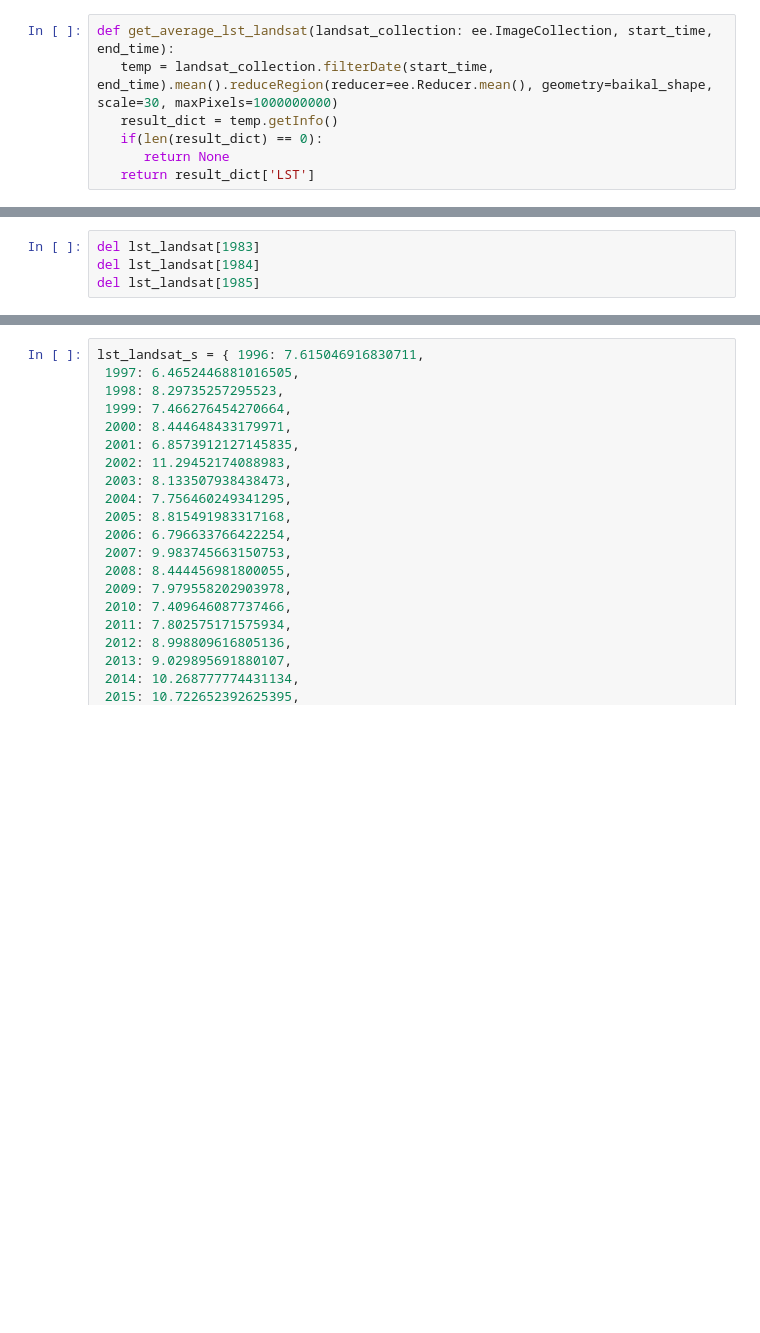
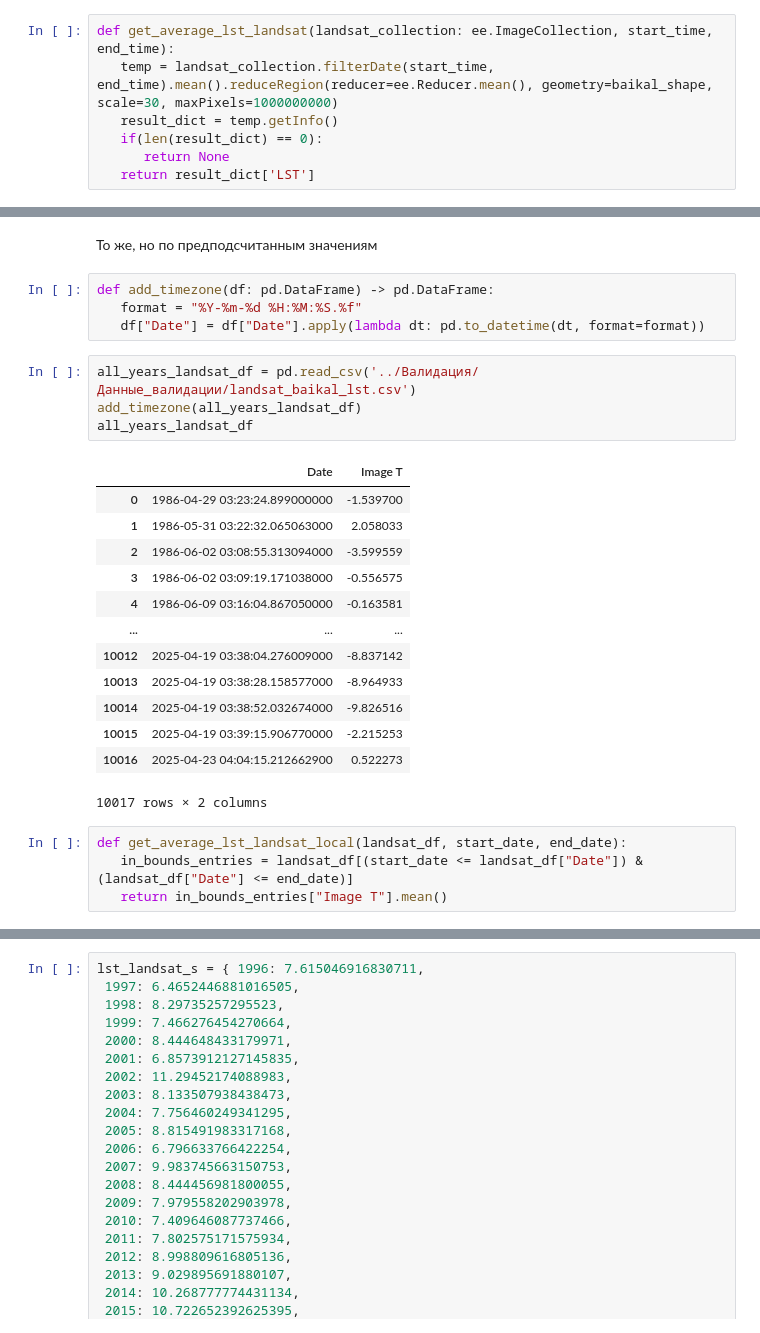
Before and after one commit to tobaffoon/baikal_vkr, a Jupyter notebook: Тренды/calculate_global_trend.ipynb, the cells around one changed output, grey strips where cells are left out. Drawn from its saved outputs; the diff is of its cells as text; blank space fills up the shorter version.

Commit message:
Attempt incorrect local landsat calculation

```diff
--- a/Тренды/calculate_global_trend.ipynb
+++ b/Тренды/calculate_global_trend.ipynb
@@ -77,7 +79,31 @@ lst_landsat
  2022: 8.255228706723798,
  2023: 9.533078486705547,
  2024: 9.525957321098034}
-# %%
-del lst_landsat[1983]
-del lst_landsat[1984]
-del lst_landsat[1985]
+# %% [markdown]
+То же, но по предподсчитанным значениям
+# %%
+def add_timezone(df: pd.DataFrame) -> pd.DataFrame:
+   format = "%Y-%m-%d %H:%M:%S.%f"
+   df["Date"] = df["Date"].apply(lambda dt: pd.to_datetime(dt, format=format))
+# %%
+all_years_landsat_df = pd.read_csv('../Валидация/Данные_валидации/landsat_baikal_lst.csv')
+add_timezone(all_years_landsat_df)
+all_years_landsat_df
+# %% [output]
+|  | Date | Image T |
+| 0 | 1986-04-29 03:23:24.899000000 | -1.539700 |
+| 1 | 1986-05-31 03:22:32.065063000 | 2.058033 |
+| 2 | 1986-06-02 03:08:55.313094000 | -3.599559 |
+| 3 | 1986-06-02 03:09:19.171038000 | -0.556575 |
+| 4 | 1986-06-09 03:16:04.867050000 | -0.163581 |
+| ... | ... | ... |
+| 10012 | 2025-04-19 03:38:04.276009000 | -8.837142 |
+| 10013 | 2025-04-19 03:38:28.158577000 | -8.964933 |
+| 10014 | 2025-04-19 03:38:52.032674000 | -9.826516 |
+| 10015 | 2025-04-19 03:39:15.906770000 | -2.215253 |
+| 10016 | 2025-04-23 04:04:15.212662900 | 0.522273 |
+10017 rows × 2 columns
+# %%
+def get_average_lst_landsat_local(landsat_df, start_date, end_date):
+   in_bounds_entries = landsat_df[(start_date <= landsat_df["Date"]) & (landsat_df["Date"] <= end_date)]
+   return in_bounds_entries["Image T"].mean()
```
Also changed, not shown: parts of 6 cells of this notebook, 7 other files.
